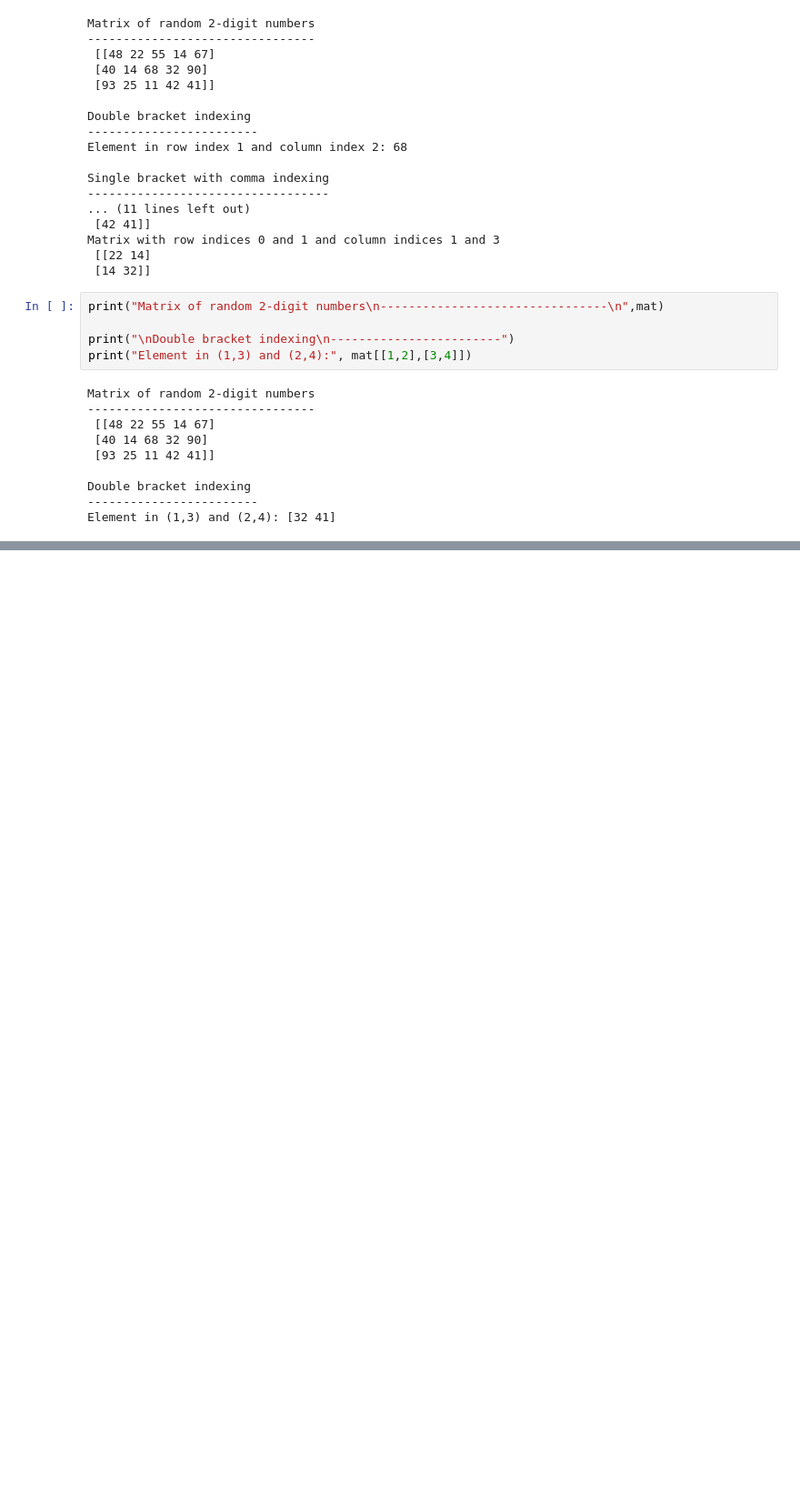
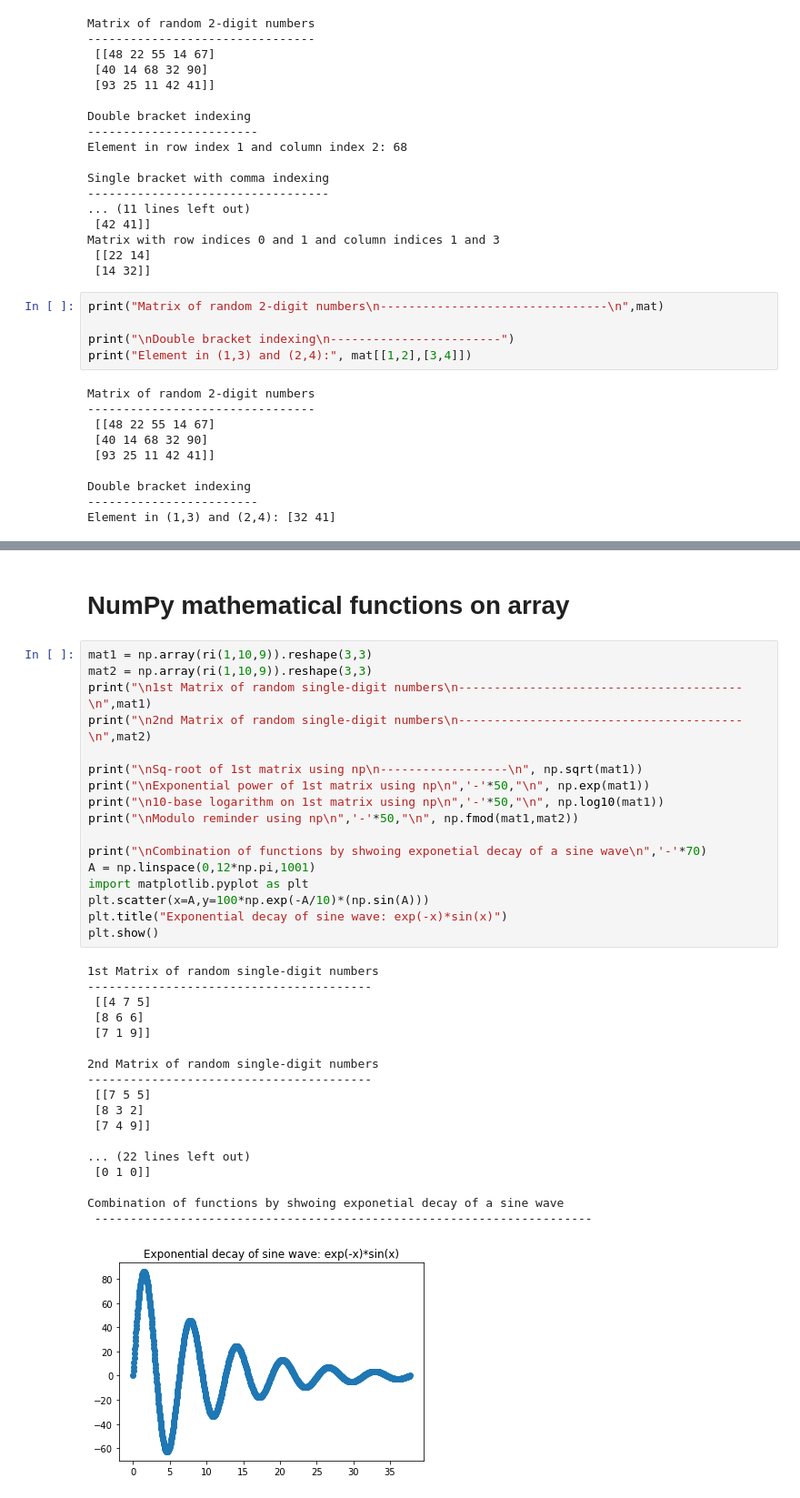
Before and after one commit to gundaminpde/2023-spring, a Jupyter notebook: 01_2_NumPy_python_tutorial.ipynb, the cells around one changed output, grey strips where cells are left out. Shown at 91% size. Saved outputs shown, nothing was run; the diff lists cells and outputs as text; blank space fills up the shorter version.

```diff
--- a/01_2_NumPy_python_tutorial.ipynb
+++ b/01_2_NumPy_python_tutorial.ipynb
@@ -369,0 +422,39 @@ Element in (1,3) and (2,4): [32 41]
+# %% [markdown]
+
+# **NumPy mathematical functions on array**
+# %%
+mat1 = np.array(ri(1,10,9)).reshape(3,3)
+mat2 = np.array(ri(1,10,9)).reshape(3,3)
+print("\n1st Matrix of random single-digit numbers\n----------------------------------------\n",mat1)
+print("\n2nd Matrix of random single-digit numbers\n----------------------------------------\n",mat2)
+
+print("\nSq-root of 1st matrix using np\n------------------\n", np.sqrt(mat1))
+print("\nExponential power of 1st matrix using np\n",'-'*50,"\n", np.exp(mat1))
+print("\n10-base logarithm on 1st matrix using np\n",'-'*50,"\n", np.log10(mat1))
+print("\nModulo reminder using np\n",'-'*50,"\n", np.fmod(mat1,mat2))
+
+print("\nCombination of functions by shwoing exponetial decay of a sine wave\n",'-'*70)
+A = np.linspace(0,12*np.pi,1001)
+import matplotlib.pyplot as plt
+plt.scatter(x=A,y=100*np.exp(-A/10)*(np.sin(A)))
+plt.title("Exponential decay of sine wave: exp(-x)*sin(x)")
+plt.show()
+# %% [output]
+1st Matrix of random single-digit numbers
+----------------------------------------
+ [[4 7 5]
+ [8 6 6]
+ [7 1 9]]
+
+2nd Matrix of random single-digit numbers
+----------------------------------------
+ [[7 5 5]
+ [8 3 2]
+ [7 4 9]]
+
+... (22 lines left out)
+ [0 1 0]]
+
+Combination of functions by shwoing exponetial decay of a sine wave
+ ----------------------------------------------------------------------
+[figure, added]
```
Also changed, not shown: parts of 29 cells of this notebook.
